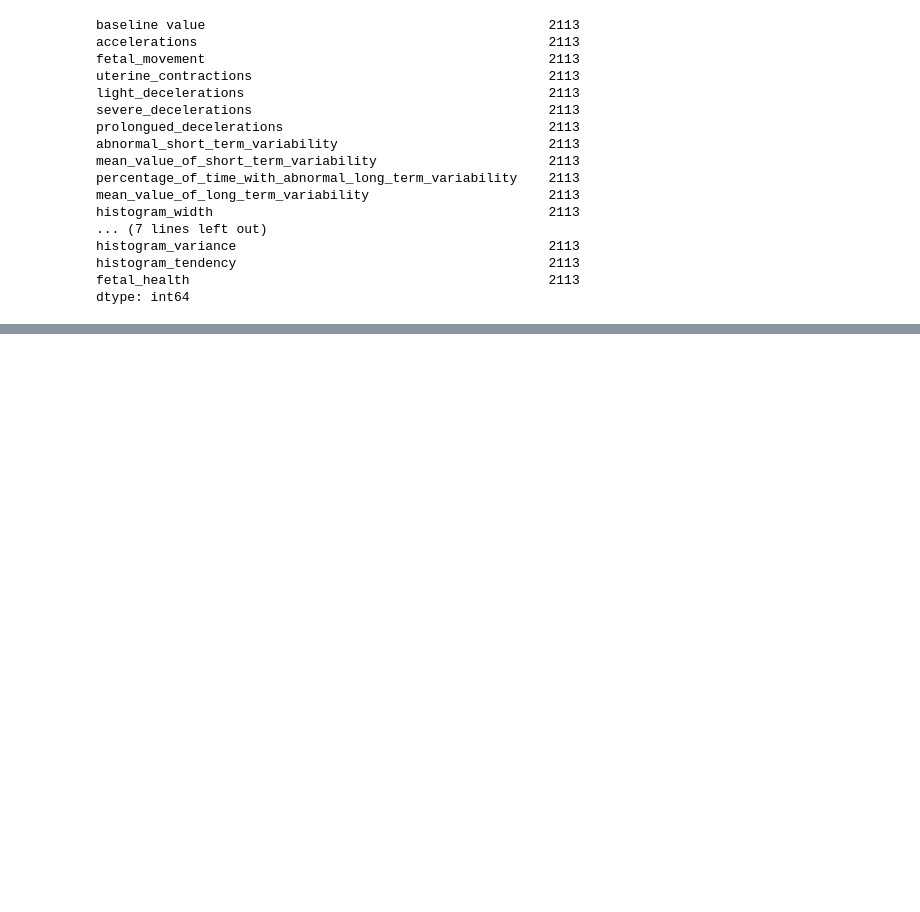
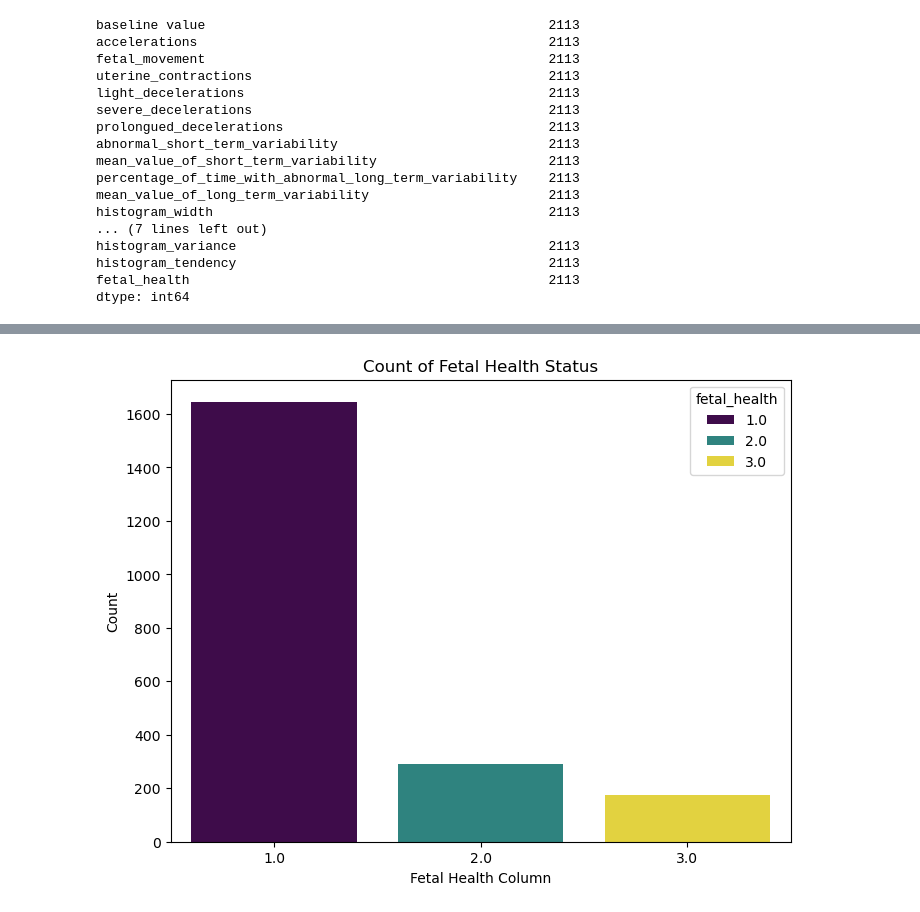
Before and after one commit to Constantin-Stamate/Pregnancy_Health_Assistant, a Jupyter notebook: models/gradient_boosting.ipynb, the cells around one changed output, grey strips where cells are left out. Saved outputs shown, nothing was run; the diff lists cells and outputs as text; code cells hidden in the pictures; blank space fills up the shorter version.

```diff
--- a/models/gradient_boosting.ipynb
+++ b/models/gradient_boosting.ipynb
@@ -162,0 +206,9 @@ dtype: int64
+# %%
+plt.figure(figsize=(8, 6))
+sns.countplot(x='fetal_health', hue='fetal_health', data=df, palette='viridis')
+plt.title('Count of Fetal Health Status')
+plt.xlabel('Fetal Health Column')
+plt.ylabel('Count')
+plt.show()
+# %% [output]
+[figure, added]
```
Also changed, not shown: parts of 3 cells of this notebook.
